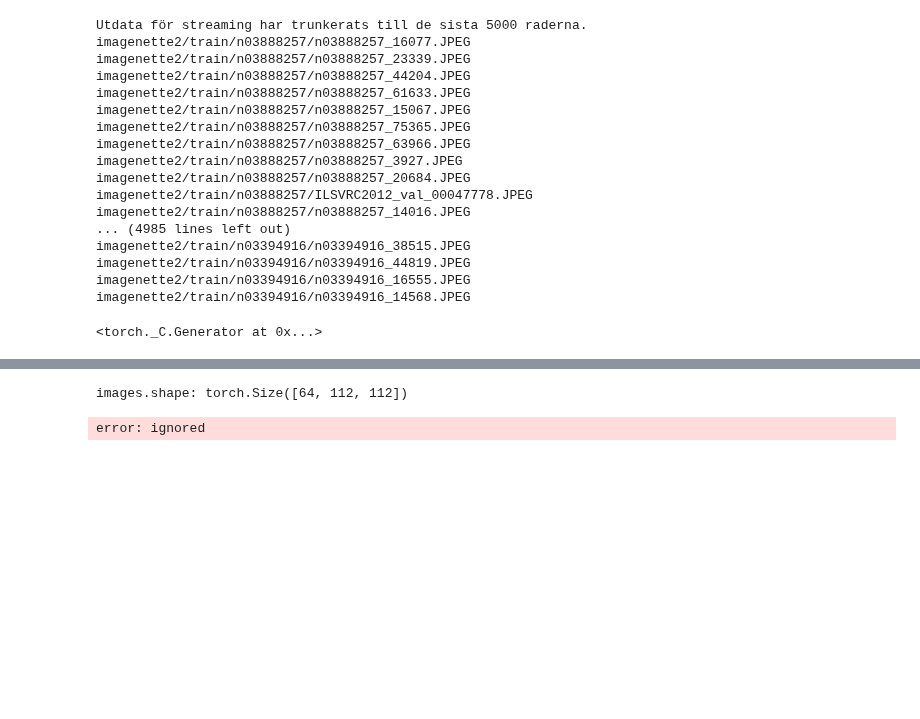
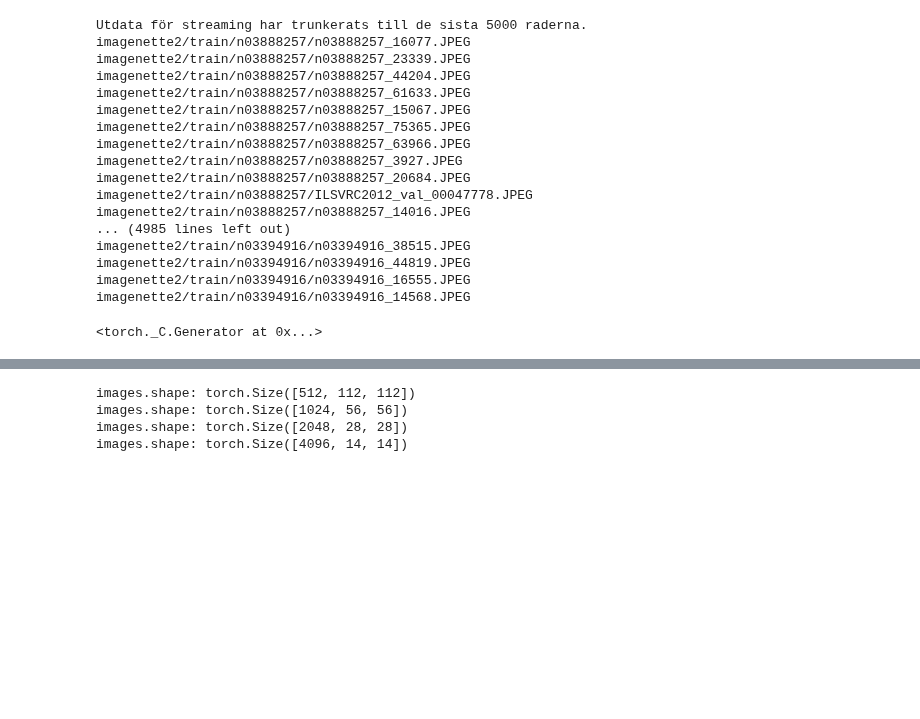
Before and after one commit to mona251/Intriguing-Properties-of-Contrastive-Losses, a Jupyter notebook: simclr.ipynb, the cells around one changed output, grey strips where cells are left out. Saved outputs shown, nothing was run; the diff lists cells and outputs as text; code cells hidden in the pictures; blank space fills up the shorter version.

```diff
--- a/simclr.ipynb
+++ b/simclr.ipynb
@@ -187,0 +218,7 @@ model = SimCLR(encoder, projection_dim, n_features).to(DEVICE)
+# %%
+for x, y in img_testloader:
+    x = x.to(DEVICE)
+    with torch.no_grad():
+        x1, x2, x3, x4 = encoder(x)
+    print(x1)
+    break
@@ -432,6 +359,6 @@ tim_loader = torch.utils.data.DataLoader(
 # %%
 print("### Creating features from pre-trained context model ###")
-train_X, train_y, test_X, test_y, test_blocks = get_features(model, tim_loader, tim_testloader, DEVICE)
-arr_train_loader, arr_test_loader, block_1, block_2, block_3, block_4 = create_data_loaders_from_arrays(train_X, train_y, test_X, test_y, test_blocks, batch_size)
+test_y, test_blocks = get_features(encoder, img_testloader, DEVICE)
+block_1, block_2, block_3, block_4 = create_data_loaders_from_arrays(test_y, test_blocks, batch_size)
 # %% [output]
 ### Creating features from pre-trained context model ###
@@ -497,16 +379,57 @@ for images, _ in imagenette_ds_test:
 # %%
-for images, _ in block_1:
+for step, (images, _) in enumerate(block_1):
+
+    if step != 23:
+      continue
     print('images.shape:', images.shape)
 
     image = images.cpu().detach().numpy()
     image = np.moveaxis(image, 0, -1)
     np.save('block1.npy', image)
 
-    k = 2
-    segmented_image = k_means_on_img(image, k, max_iter=100, epsilon=0.2,
-                                     attempts=10, normalize=True,
-                                     plot=True)
     break
+
+for step, (images, _) in enumerate(block_2):
+    if step != 23:
+      continue
+    print('images.shape:', images.shape)
+    image = images.cpu().detach().numpy()
+
+    # put color channels as last dimension
+    image = np.moveaxis(image, 0, -1)
+    np.save('block2.npy', image)
+    plt.axis('off')
+
+    break
+
+for step, (images, _) in enumerate(block_3):
+    if step != 23:
+      continue
+    print('images.shape:', images.shape)
+    image = images.cpu().detach().numpy()
+
+    # put color channels as last dimension
+    image = np.moveaxis(image, 0, -1)
+    np.save('block3.npy', image)
+    plt.axis('off')
+
+    break
+
+for step, (images, _) in enumerate(block_4):
+    if step != 23:
+      continue
+    print('images.shape:', images.shape)
+    image = images.cpu().detach().numpy()
+
+    # put color channels as last dimension
+    image = np.moveaxis(image, 0, -1)
+    np.save('block4.npy', image)
+    plt.axis('off')
+
+    break
 # %% [output]
-images.shape: torch.Size([64, 112, 112])
+images.shape: torch.Size([512, 112, 112])
+images.shape: torch.Size([1024, 56, 56])
+images.shape: torch.Size([2048, 28, 28])
+images.shape: torch.Size([4096, 14, 14])
-error: ignored
+[figure, added]
```
Also changed, not shown: parts of 18 cells of this notebook.
